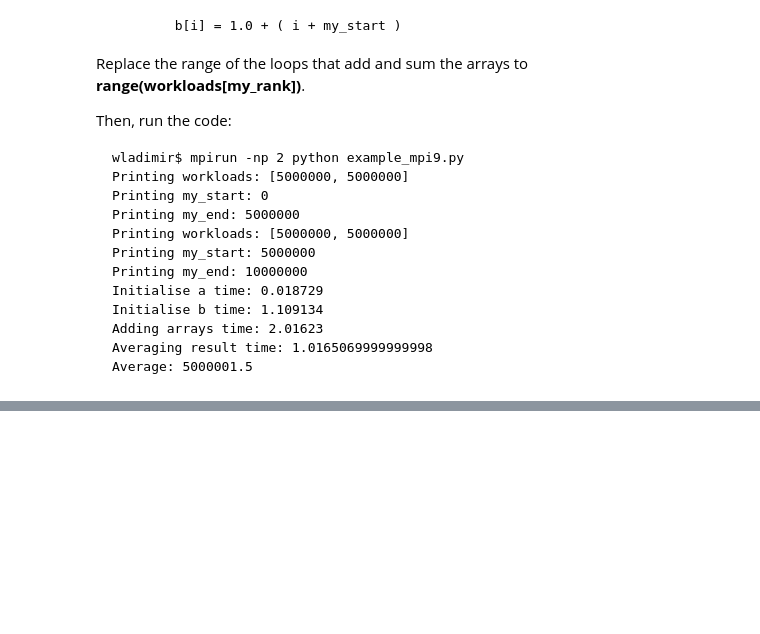
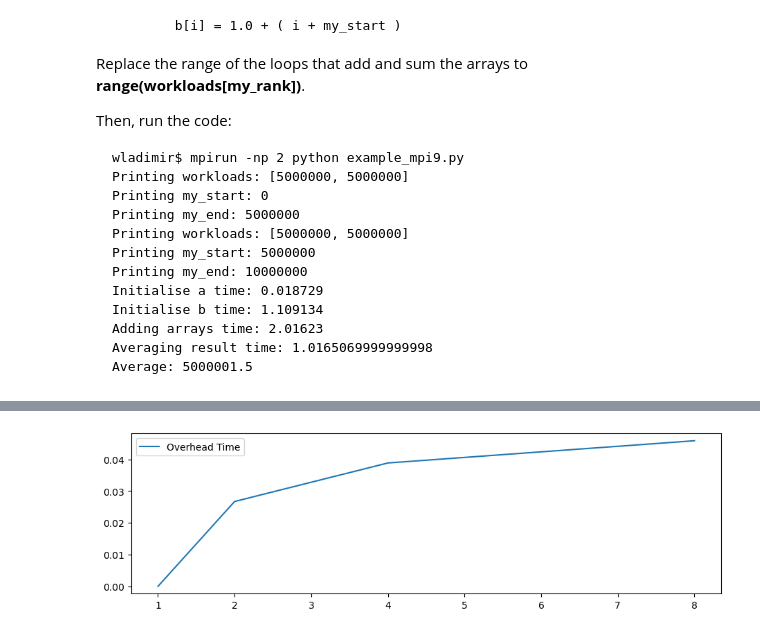
Before and after one commit to DaVas1410/computational-physics-2, a Jupyter notebook: unit-3/308-MPI-parallelisation-point2point.ipynb, the cells around one changed output, grey strips where cells are left out. Saved outputs shown, nothing was run; the diff lists cells and outputs as text; code cells hidden in the pictures; blank space fills up the shorter version.

```diff
--- a/unit-3/308-MPI-parallelisation-point2point.ipynb
+++ b/unit-3/308-MPI-parallelisation-point2point.ipynb
@@ -515,0 +542,9 @@ Average: 5000001.5
+# %%
+plt.figure(figsize= (11, 3))
+
+plt.plot(n, t-t_ideal, label = "Overhead Time")
+
+plt.legend()
+plt.show()
+# %% [output]
+[figure, added]
```
Also changed, not shown: parts of 3 cells of this notebook, 19 other files.
